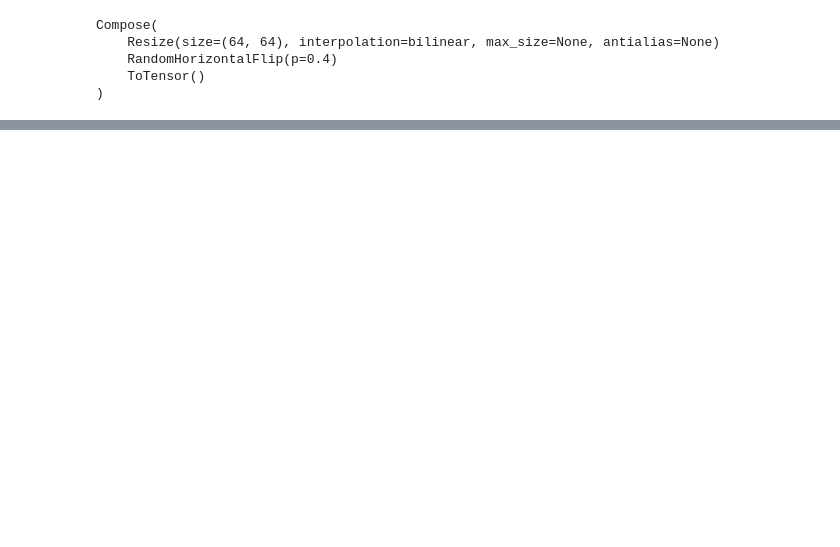
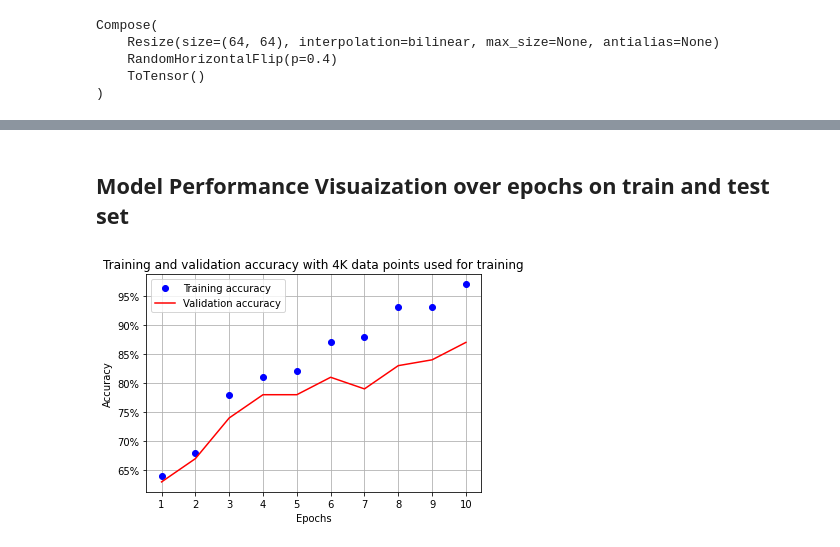
Before and after one commit to Hrithik2212/CNN-Cat-And-Dog-Classification-with-PyTorch-, a Jupyter notebook: 00_Image_Classification.ipynb, the cells around one changed output, grey strips where cells are left out. Saved outputs shown, nothing was run; the diff lists cells and outputs as text; code cells hidden in the pictures; blank space fills up the shorter version.

```diff
--- a/00_Image_Classification.ipynb
+++ b/00_Image_Classification.ipynb
@@ -161,0 +221,2 @@ class_names
+# %%
+Model_0 , optimizer , loss_fn = get_model()
@@ -161,0 +243,27 @@ class_names
+# %%
+def get_data():
+    train = cat_dogs_ds(train_dir)
+    trn_dl = DataLoader(train, batch_size=32, shuffle=True, drop_last = True)
+    val = cat_dogs_ds(test_dir)
+    val_dl = DataLoader(val, batch_size=32, shuffle=True, drop_last = True)
+    return trn_dl, val_dl
+
+train_dl , val_dl = get_data()
+# %%
+# Train Function
+
+def train_batch(x,y,model,opt,loss_fn):
+    model.train()
+    y_preds = model(x)
+    batch_loss = loss_fn(y_preds , y)
+    batch_loss.backward()
+    optimizer.step()
+    optimizer.zero_grad()
+    return batch_loss.item()
+
+# Accuracy function
+@torch.no_grad()
+def accuracy(x, y, model):
+    prediction = model(x)
+    is_correct = (prediction > 0.5) == y
+    return is_correct.cpu().numpy().tolist()
@@ -161,0 +327,19 @@ class_names
+# %% [markdown]
+## Model Performance Visuaization over epochs on train and test set
+# %%
+epochs = np.arange(10)+1
+import matplotlib.ticker as mtick
+import matplotlib.pyplot as plt
+import matplotlib.ticker as mticker
+plt.plot(epochs, train_accuricies, 'bo',label='Training accuracy')
+plt.plot(epochs, val_accuracies, 'r',label='Validation accuracy')
+plt.gca().xaxis.set_major_locator(mticker.MultipleLocator(1))
+plt.title('Training and validation accuracy with 4K data points used for training')
+plt.xlabel('Epochs')
+plt.ylabel('Accuracy')
+plt.gca().set_yticklabels(['{:.0f}%'.format(x*100) for x in plt.gca().get_yticks()])
+plt.legend()
+plt.grid('off')
+plt.show()
+# %% [output]
+[figure, added]
```
Also changed, not shown: parts of 25 cells of this notebook.
